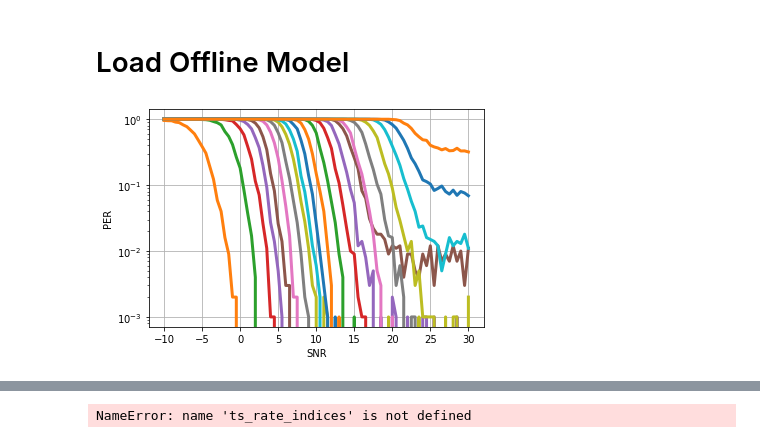
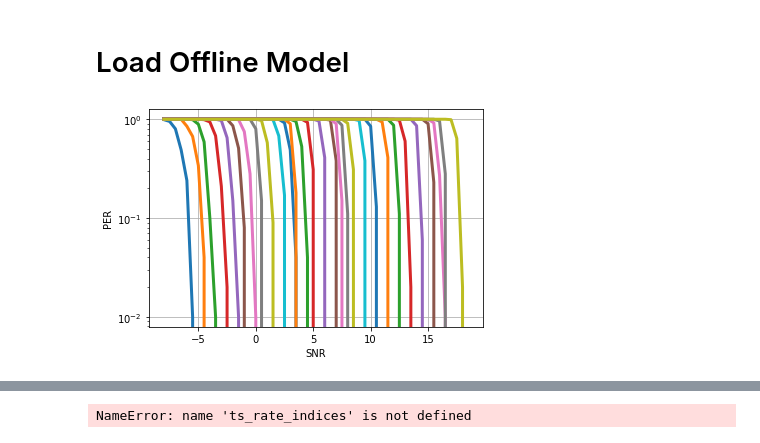
Before and after one commit to vidits-kth/bayesla-link-adaptation, a Jupyter notebook: Con_TS_OLLA.ipynb, the cells around one changed output, grey strips where cells are left out. Cells and saved outputs as stored; diff of their text form; code cells hidden in the pictures.

```diff
--- a/Con_TS_OLLA.ipynb
+++ b/Con_TS_OLLA.ipynb
@@ -37,26 +37,28 @@ Number of active Ray nodes: 1
 # %% [markdown]
 # Load Offline Model
 # %%
-awgn_datafile = 'AWGN_CUSTOM_CONFIG_DATAFILE.npy'
-awgn_data = np.load( awgn_datafile, encoding='latin1', allow_pickle=True )[ ( ) ]
+#awgn_datafile = 'AWGN_CUSTOM_CONFIG_DATAFILE.npy'
+#awgn_data = np.load( awgn_datafile, encoding='latin1', allow_pickle=True )[ ( ) ]
 
-snr_vs_per = np.array(awgn_data['snr_vs_bler'])
-snr_range_dB = np.array(awgn_data['snr_range_dB'])
+awgn_datafile = 'AWGN_DATASET.npy'
+awgn_data = np.load( awgn_datafile, allow_pickle=True )[ ( ) ]
 
-ignore_rate_indices = []#[0, 9, 15, 19, 20, 21]
+snr_vs_per = awgn_data['snr_vs_per']
+snr_range_dB = awgn_data['snr_range_dB']
 
-snr_vs_per = np.delete(snr_vs_per, ignore_rate_indices, 1)
+#ignore_rate_indices = []#[0, 9, 15, 19, 20, 21]
+#snr_vs_per = np.delete(snr_vs_per, ignore_rate_indices, 1)
 
 nrof_snr, nrof_rates = snr_vs_per.shape
 
 plt.figure()
 plt.grid(True)
 for i in range(nrof_rates):
     plt.semilogy(snr_range_dB, snr_vs_per[:, i])
 plt.xlabel( 'SNR' )
 plt.ylabel( 'PER')
 
 plt.show()
 # %% [output]
-[figure, old version]
+[figure, new version]
 # %%
```
Also changed, not shown: parts of 11 cells of this notebook, 1 other file.
